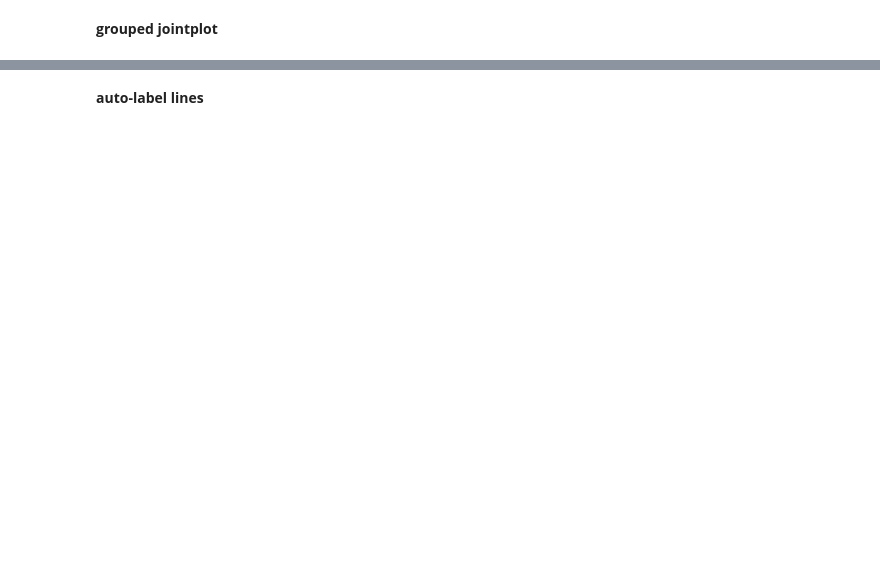
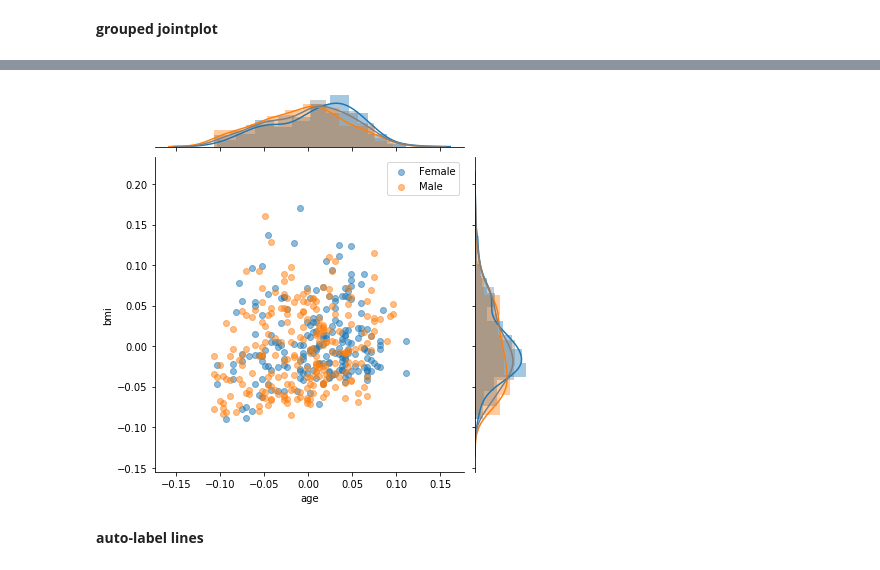
Before and after one commit to csinva/data-viz-utils, a Jupyter notebook: examples.ipynb, the cells around one changed output, grey strips where cells are left out. Saved outputs shown, nothing was run; the diff lists cells and outputs as text; code cells hidden in the pictures; blank space fills up the shorter version.

```diff
--- a/examples.ipynb
+++ b/examples.ipynb
@@ -36,3 +17,11 @@ df.head()
+# %%
+data_all = load_diabetes()
+df = pd.DataFrame(data_all.data, columns=data_all.feature_names)
+df.head()
+
+d = df.copy() # d is same data, but with a categorical var
+remap = {-0.044641636506989: 'male', 0.0506801187398187: 'female'}
+d['sex'] = [remap[v] for v in df.sex]
 # %% [markdown]
 **extended heatmap**
 # %%
@@ -63,2 +49,7 @@ plt.savefig('plot_joint_grouped.png')
+# %%
+viz.jointplot_grouped('age', 'bmi', 'sex', d)
+plt.savefig('plot_joint_grouped.png', dpi=300)
+# %% [output]
+[figure, added]
 # %% [markdown]
 **auto-label lines**
```
Also changed, not shown: parts of 7 cells of this notebook, 6 other files.
